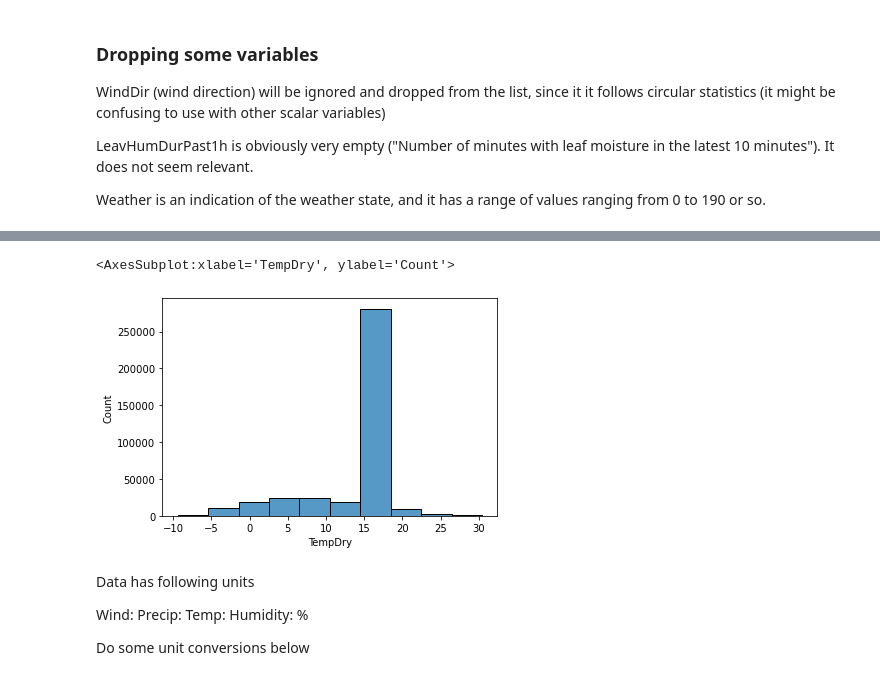
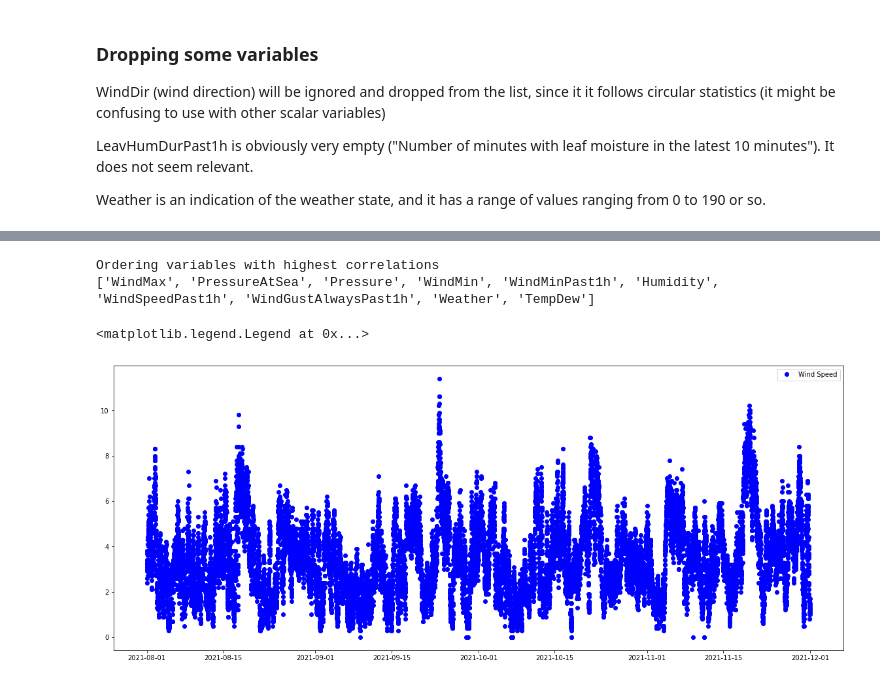
Before and after one commit to carlos9917/ml_project2, a Jupyter notebook: data_eda.ipynb, the cells around one changed output, grey strips where cells are left out. Saved outputs shown, nothing was run; the diff lists cells and outputs as text; code cells hidden in the pictures.

```diff
--- a/data_eda.ipynb
+++ b/data_eda.ipynb
@@ -57,8 +100,11 @@ It does not seem relevant.
 Weather is an indication of the weather state, and it has a range of values ranging from 0 to 190 or so.
 # %%
 df.drop(columns=["LeavHumDurPast1h"],inplace=True)
+df.drop(columns=["WindDir"],inplace=True)
 plt.figure(figsize=(15,8))
-sns.heatmap(data= df.corr(), annot=True)
+#sns.heatmap(data= df.corr(), annot=True)
+sns.heatmap(data=df.corr(), cbar = True, annot=True, square = True,cmap="RdYlGn", fmt = '.2f')
+
 plt.title("Pairwise correlation of all columns in the dataframe")
 # save the figure
 #plt.savefig('corr.png', dpi=300, bbox_inches='tight')
@@ -73,14 +150,2 @@ sns.histplot(df.Weather, bins=30)
 # %%
-sns.histplot(df['TempDry'], bins=10)
+#sns.histplot(df['TempDry'], bins=10)
-# %% [output]
-<AxesSubplot:xlabel='TempDry', ylabel='Count'>
-[figure, removed]
-# %% [markdown]
-Data has following units
-
-Wind:
-Precip:
-Temp:
-Humidity: %
-
-Do some unit conversions below
@@ -87 +159,16 @@ Do some unit conversions below
+# %%
+highest_corr_cols = [col for col in all_corrs[all_corrs > 0.09].index.values if col != "WindSpeed"]
+print("Ordering variables with highest correlations")
+print(highest_corr_cols)
+# %% [output]
+Ordering variables with highest correlations
+['WindMax', 'PressureAtSea', 'Pressure', 'WindMin', 'WindMinPast1h', 'Humidity', 'WindSpeedPast1h', 'WindGustAlwaysPast1h', 'Weather', 'TempDew']
+# %%
+#Having a look at the data
+fig = plt.figure(figsize=(20,8))
+plt.plot_date(df["date"],df["WindSpeed"],label='Wind Speed',color='b')
+plt.legend(loc=1)
+# %% [output]
+<matplotlib.legend.Legend at 0x...>
+[figure, added]
 # %%
```
Also changed, not shown: parts of 34 cells of this notebook.
